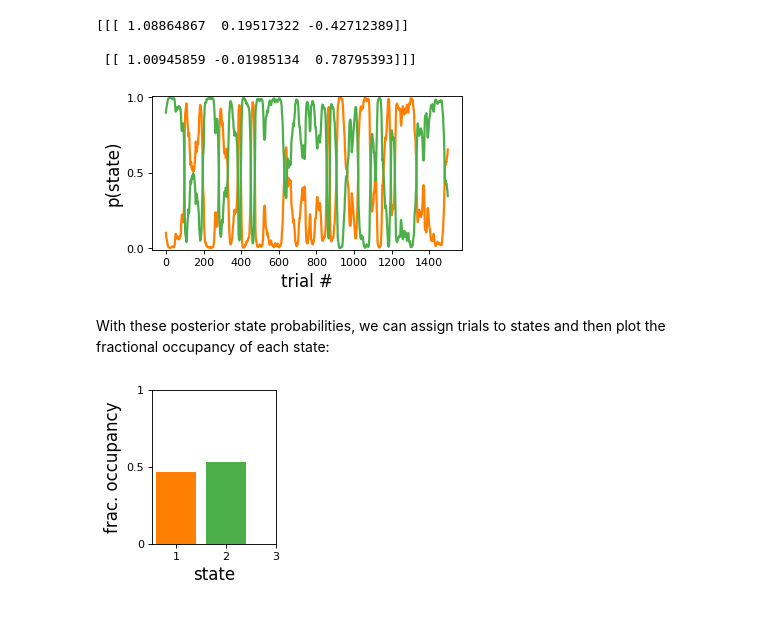
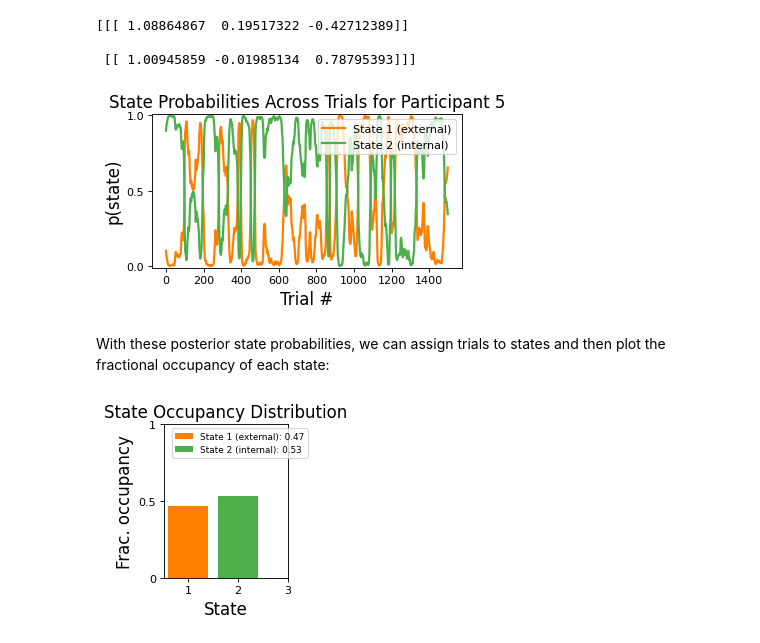
Before and after one commit to cocoltre/Visual-Perception, a Jupyter notebook: GLM_HMM_predictive_templates.ipynb, the cells around one changed output. Saved outputs shown, nothing was run; the diff lists cells and outputs as text; code cells hidden in the pictures.

```diff
--- a/GLM_HMM_predictive_templates.ipynb
+++ b/GLM_HMM_predictive_templates.ipynb
@@ -40,3 +39,24 @@ final_df.to_csv(root_dir + '/Full_Data.csv', index=False)
 # %%
 #isi,block,trial,isi_ms,isi_frames,theta,log_cnt,resp,rt,stim_duration,blank_duration,cnt,correct
 #33,1,1,640,64,-45,-1.8546873026985,-1,0.546695,0.0482276000002457,0.645238199999767,0.0139737412527265,1
+# %%
+'''
+#plot la moyenne de performance de chaque participant
+### read and data
+dfs = []
+columns_to_keep = ['theta', 'resp', 'block', 'correct']
+
+for i in range (5):
+    df = {}
+    df[i+1] = pd.read_csv(f'{root_dir}/Data/00{i+1}/00{i+1}.csv')[columns_to_keep]
+    df[i+1]['ID'] = i+1
+    df[i+1]['prev_resp'] = df[i+1].groupby('block')['resp'].shift(1, fill_value=0)
+    dfs.append(df[i+1])
+
+final_df = pd.concat(dfs, ignore_index=True)
+final_df = final_df[['ID', 'block', 'theta', 'prev_resp', 'resp', 'correct']]
+final_df['resp'] = final_df['resp'].replace(-1, 0)
+final_df['theta'] = final_df['theta'].replace(-45, -1)
+final_df['theta'] = final_df['theta'].replace(45, 1)
+final_df.to_csv(root_dir + '/Full_Data.csv', index=False)
+'''
@@ -429,16 +475,22 @@ posterior_probs = [glmhmm.expected_states(data=data, input=inpt)[0]
 fig = plt.figure(figsize=(5, 2.5), dpi=80, facecolor='w', edgecolor='k')
 sess_id = 4 #session id; can choose any index between 0 and num_sess-1=5-1=4
 for k in range(num_states):
-    plt.plot(posterior_probs[sess_id][1:1500, k], label="State " + str(k + 1), lw=2,
+    if k==0:
+        plt.plot(posterior_probs[sess_id][1:1500, k], label="State 1 (external)", lw=2,
+             color=cols[k])
+    else:
+        plt.plot(posterior_probs[sess_id][1:1500, k], label="State 2 (internal)", lw=2,
              color=cols[k])
 plt.ylim((-0.01, 1.01))
 plt.yticks([0, 0.5, 1], fontsize = 10)
-plt.xlabel("trial #", fontsize = 15)
+plt.xlabel("Trial #", fontsize = 15)
 plt.ylabel("p(state)", fontsize = 15)
-plt.savefig(root_dir + '/plots/probabilities_orientation.png')
+plt.legend(loc="upper right", fontsize=10, title_fontsize=12)
+plt.title(f"State Probabilities Across Trials for Participant {sess_id+1}", fontsize=15)
+plt.savefig(root_dir + '/plots/probabilities_orientation.png', bbox_inches='tight')
 plt.show()
 # %% [output]
-[figure, old version]
+[figure, new version]
 # %% [markdown]
 With these posterior state probabilities, we can assign trials to states and then plot the fractional occupancy of each state:
 # %%
@@ -452,16 +504,22 @@ state_occupancies = state_occupancies/np.sum(state_occupancies)
 # %%
 fig = plt.figure(figsize=(2, 2.5), dpi=80, facecolor='w', edgecolor='k')
 for z, occ in enumerate(state_occupancies):
-    plt.bar(z, occ, width = 0.8, color = cols[z])
+    if z==0:
+        plt.bar(z, occ, width = 0.8, color = cols[z], label=f'State 1 (external): {occ:.2f}')
+    else:
+        plt.bar(z, occ, width = 0.8, color = cols[z], label=f'State 2 (internal): {occ:.2f}')
+
 plt.ylim((0, 1))
 plt.xticks([0, 1, 2], ['1', '2', '3'], fontsize = 10)
 plt.yticks([0, 0.5, 1], ['0', '0.5', '1'], fontsize=10)
-plt.xlabel('state', fontsize = 15)
-plt.ylabel('frac. occupancy', fontsize=15)
-plt.savefig(root_dir + '/plots/fraction_occupancy_orientation.png')
+plt.xlabel('State', fontsize = 15)
+plt.ylabel('Frac. occupancy', fontsize=15)
+plt.legend(loc="upper right", fontsize=8, title_fontsize=10, bbox_to_anchor=(1.2, 1))
+plt.title("State Occupancy Distribution", fontsize=15)
+plt.savefig(root_dir + '/plots/fraction_occupancy_orientation.png', bbox_inches='tight')
 plt.show()
 # %% [output]
-[figure, old version]
+[figure, new version]
 # %%
 final_df = final_df.assign(Gl_Prob_State_ext = posterior_probs_concat[:,index_ext])
 final_df = final_df.assign(Gl_Prob_State_int = posterior_probs_concat[:,index_int])
```
Also changed, not shown: parts of 7 cells of this notebook, 6 other files.
